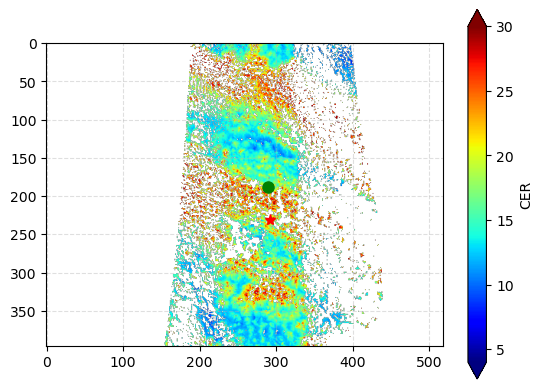
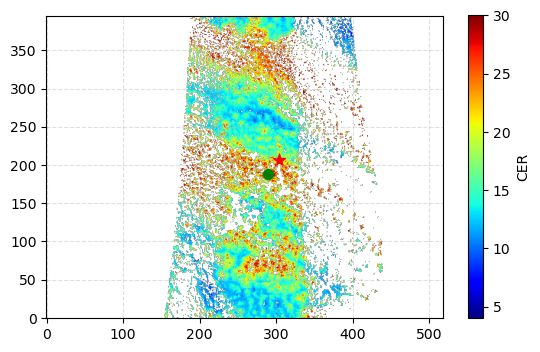
The change to this notebook cell's code, shown as a diff; its figure went from the first image to the second:
--- before
+++ after
@@ -1,16 +1,17 @@
 data = np.where(mask_all, OCI_CLD.ds.cer_21_water_cloud.values, np.nan)
 
+plt.figure()
+img = plt.imshow(data, vmin=4, vmax=30, cmap='jet', rasterized=True, origin='lower')     
+plt.scatter(304, 207, marker='*', color='r', s=80)
+plt.scatter(289, 188, marker='o', color='g', s=50)
+plt.grid(linestyle="--", alpha=0.4)
+plt.colorbar(img, label='CER', shrink=0.82)    # extend='both'
+
+
 # Extract CER at a pixel
-cer_pixel = data[231, 292]
+cer_pixel = data[207, 304]
 cer_pixel_n = data[188, 289] 
-print(f"CER at pixel [231, 292] red: {cer_pixel:.2f} μm")
+print(f"CER at pixel [207, 304] red: {cer_pixel:.2f} μm")
 print(f"CER at pixel [188, 289] black: {cer_pixel_n:.2f} μm")
 
-plt.figure()
-img = plt.imshow(data[::-1], vmin=4, vmax=30, cmap='jet', rasterized=True)     
-plt.plot(292, 231, marker='*', color='r', markersize=8)
-plt.plot(289, 188, marker='o', color='g', markersize=8)
-# plt.colorbar(img, extend='both', label='CER', ticks=np.arange(np.nanmin(data), np.nanmax(data) + 1, 5))
-plt.colorbar(img, extend='both', label='CER')
-plt.grid(linestyle="--", alpha=0.4)
 plt.show() 

Commit: updated Analysis